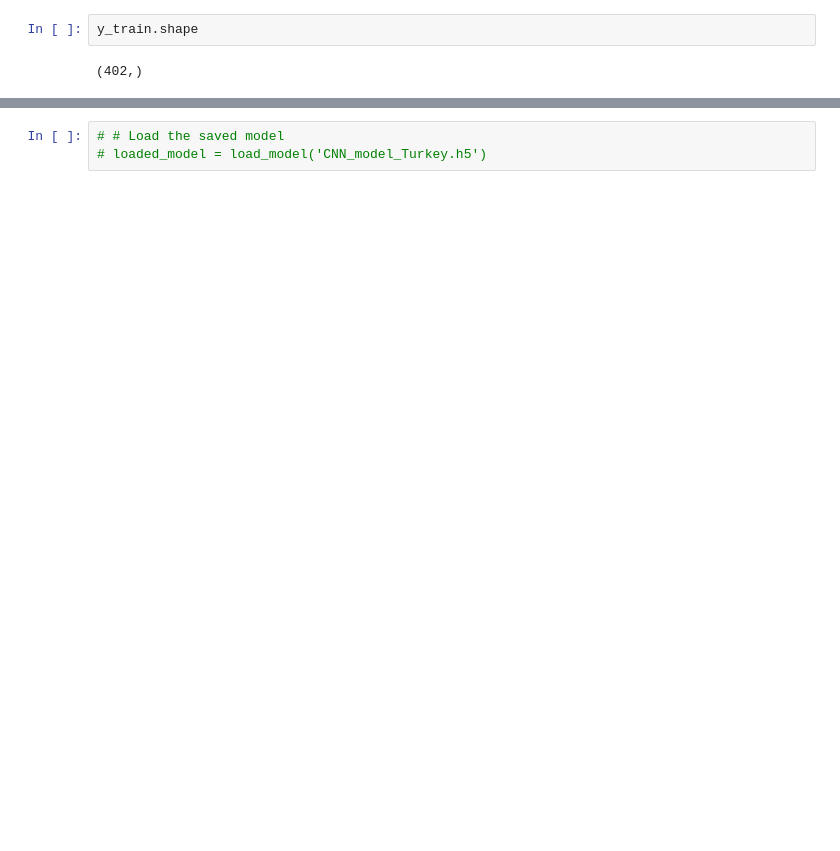
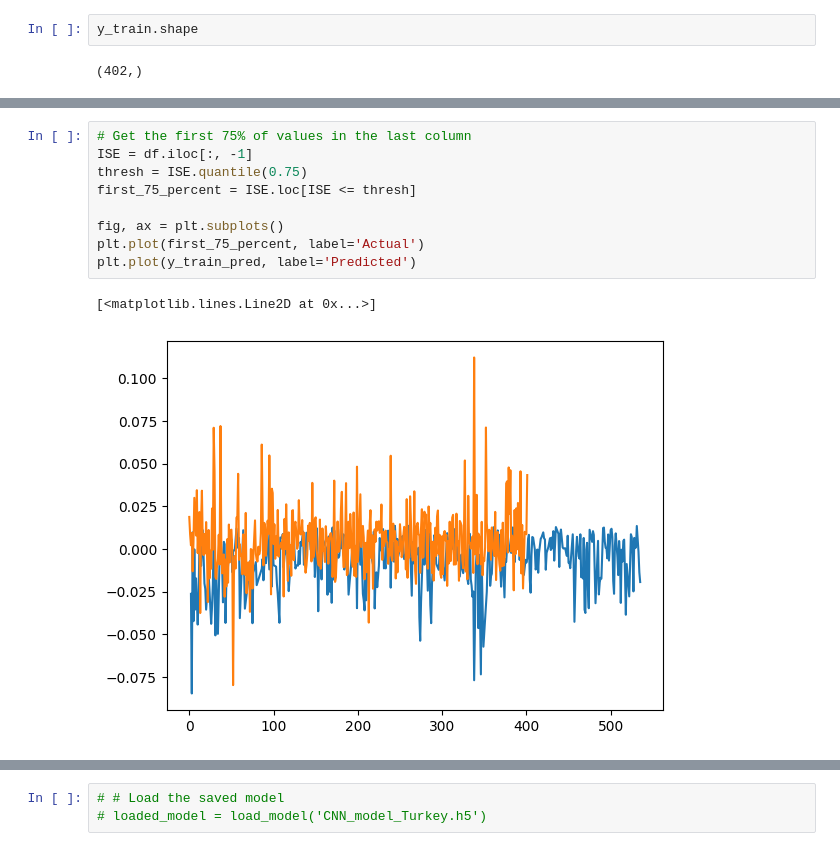
Before and after one commit to asheta66/CNN, a Jupyter notebook: Stock_Market_Prediction.ipynb, the cells around one changed output, grey strips where cells are left out. Saved outputs shown, nothing was run; the diff lists cells and outputs as text; blank space fills up the shorter version.

```diff
--- a/Stock_Market_Prediction.ipynb
+++ b/Stock_Market_Prediction.ipynb
@@ -252,2 +233,14 @@ y_train_pred.shape
+# %%
+# Get the first 75% of values in the last column
+ISE = df.iloc[:, -1]
+thresh = ISE.quantile(0.75)
+first_75_percent = ISE.loc[ISE <= thresh]
+
+fig, ax = plt.subplots()
+plt.plot(first_75_percent, label='Actual')
+plt.plot(y_train_pred, label='Predicted')
+# %% [output]
+[<matplotlib.lines.Line2D at 0x...>]
+[figure, added]
 # %%
 import matplotlib.pyplot as plt
```
Also changed, not shown: parts of 9 cells of this notebook.
